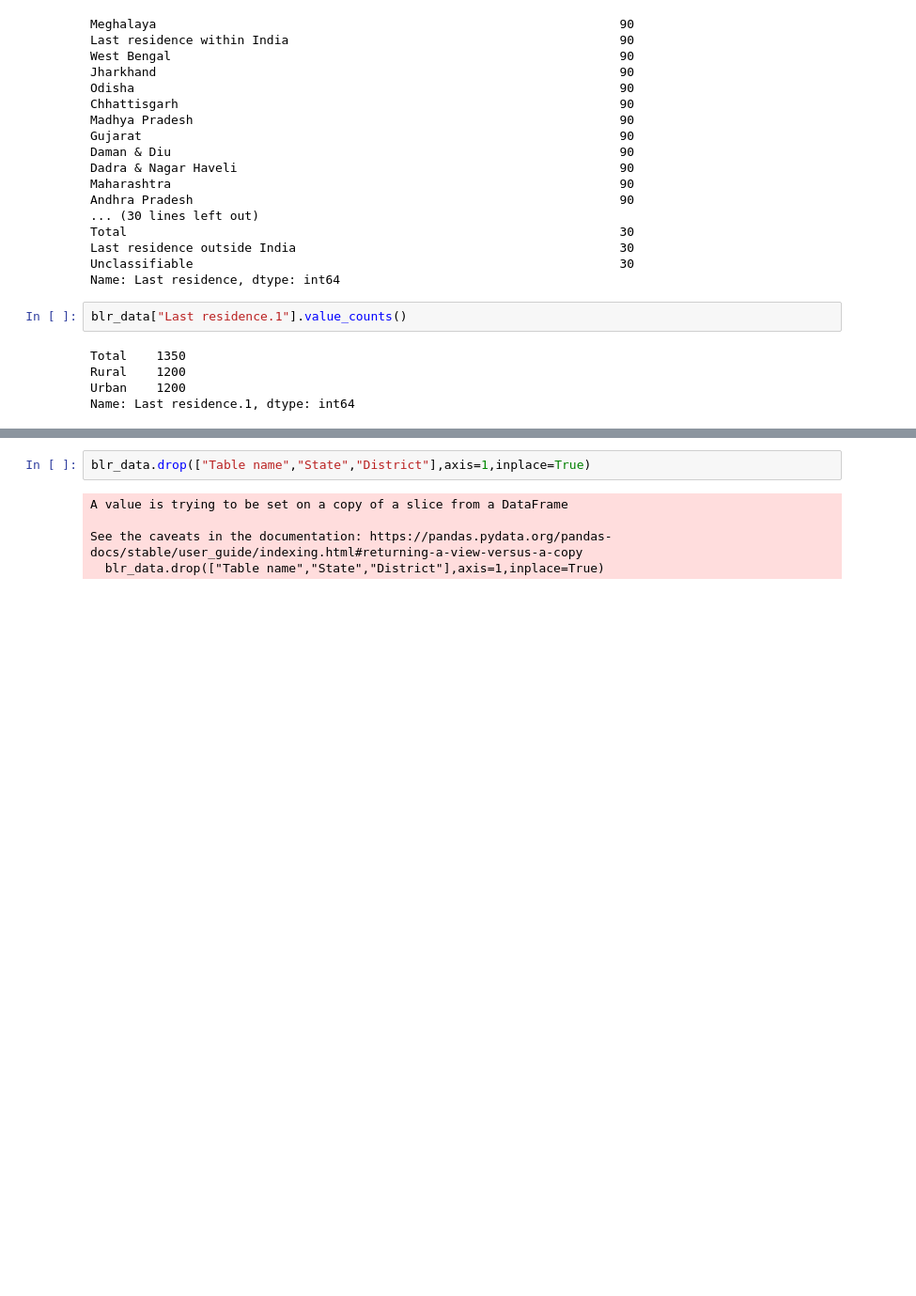
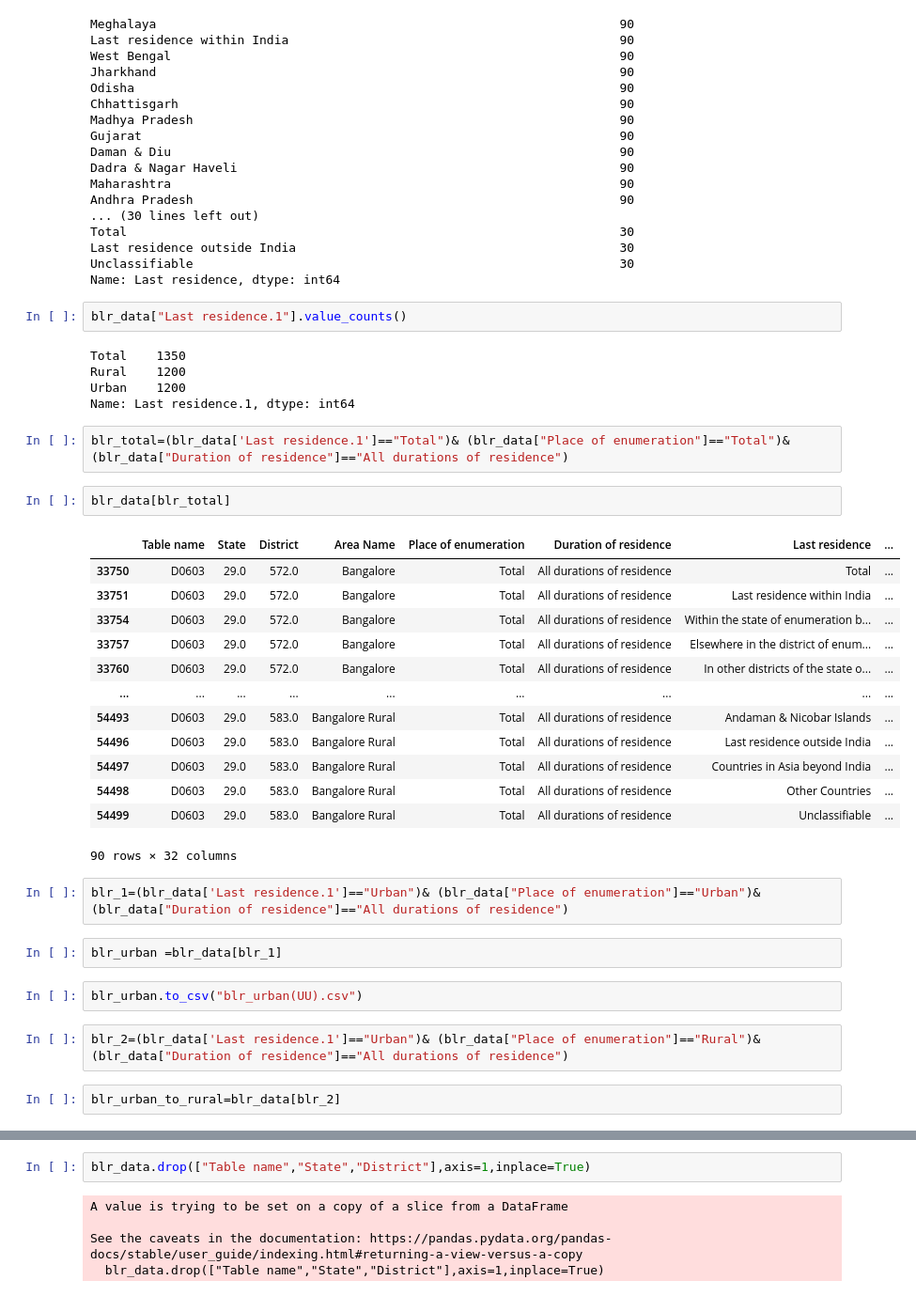
Before and after one commit to SuprajaYadavH/Hackathon, a Jupyter notebook: Reason_for_migration.ipynb, the cells around one changed output, grey strips where cells are left out. Shown at 94% size. Drawn from its saved outputs; the diff is of its cells as text; blank space fills up the shorter version.

```diff
--- a/Reason_for_migration.ipynb
+++ b/Reason_for_migration.ipynb
@@ -181,3 +181,31 @@ Total    1350
 Rural    1200
 Urban    1200
 Name: Last residence.1, dtype: int64
+# %%
+blr_total=(blr_data['Last residence.1']=="Total")& (blr_data["Place of enumeration"]=="Total")& (blr_data["Duration of residence"]=="All durations of residence")
+# %%
+blr_data[blr_total]
+# %% [output]
+|  | Table name | State | District | Area Name | Place of enumeration | Duration of residence | Last residence | ... |
+| 33750 | D0603 | 29.0 | 572.0 | Bangalore | Total | All durations of residence | Total | ... |
+| 33751 | D0603 | 29.0 | 572.0 | Bangalore | Total | All durations of residence | Last residence within India | ... |
+| 33754 | D0603 | 29.0 | 572.0 | Bangalore | Total | All durations of residence | Within the state of enumeration b... | ... |
+| 33757 | D0603 | 29.0 | 572.0 | Bangalore | Total | All durations of residence | Elsewhere in the district of enum... | ... |
+| 33760 | D0603 | 29.0 | 572.0 | Bangalore | Total | All durations of residence | In other districts of the state o... | ... |
+| ... | ... | ... | ... | ... | ... | ... | ... | ... |
+| 54493 | D0603 | 29.0 | 583.0 | Bangalore Rural | Total | All durations of residence | Andaman & Nicobar Islands | ... |
+| 54496 | D0603 | 29.0 | 583.0 | Bangalore Rural | Total | All durations of residence | Last residence outside India | ... |
+| 54497 | D0603 | 29.0 | 583.0 | Bangalore Rural | Total | All durations of residence | Countries in Asia beyond India | ... |
+| 54498 | D0603 | 29.0 | 583.0 | Bangalore Rural | Total | All durations of residence | Other Countries | ... |
+| 54499 | D0603 | 29.0 | 583.0 | Bangalore Rural | Total | All durations of residence | Unclassifiable | ... |
+90 rows × 32 columns
+# %%
+blr_1=(blr_data['Last residence.1']=="Urban")& (blr_data["Place of enumeration"]=="Urban")& (blr_data["Duration of residence"]=="All durations of residence")
+# %%
+blr_urban =blr_data[blr_1]
+# %%
+blr_urban.to_csv("blr_urban(UU).csv")
+# %%
+blr_2=(blr_data['Last residence.1']=="Urban")& (blr_data["Place of enumeration"]=="Rural")& (blr_data["Duration of residence"]=="All durations of residence")
+# %%
+blr_urban_to_rural=blr_data[blr_2]
```
Also changed, not shown: parts of 8 cells of this notebook.
